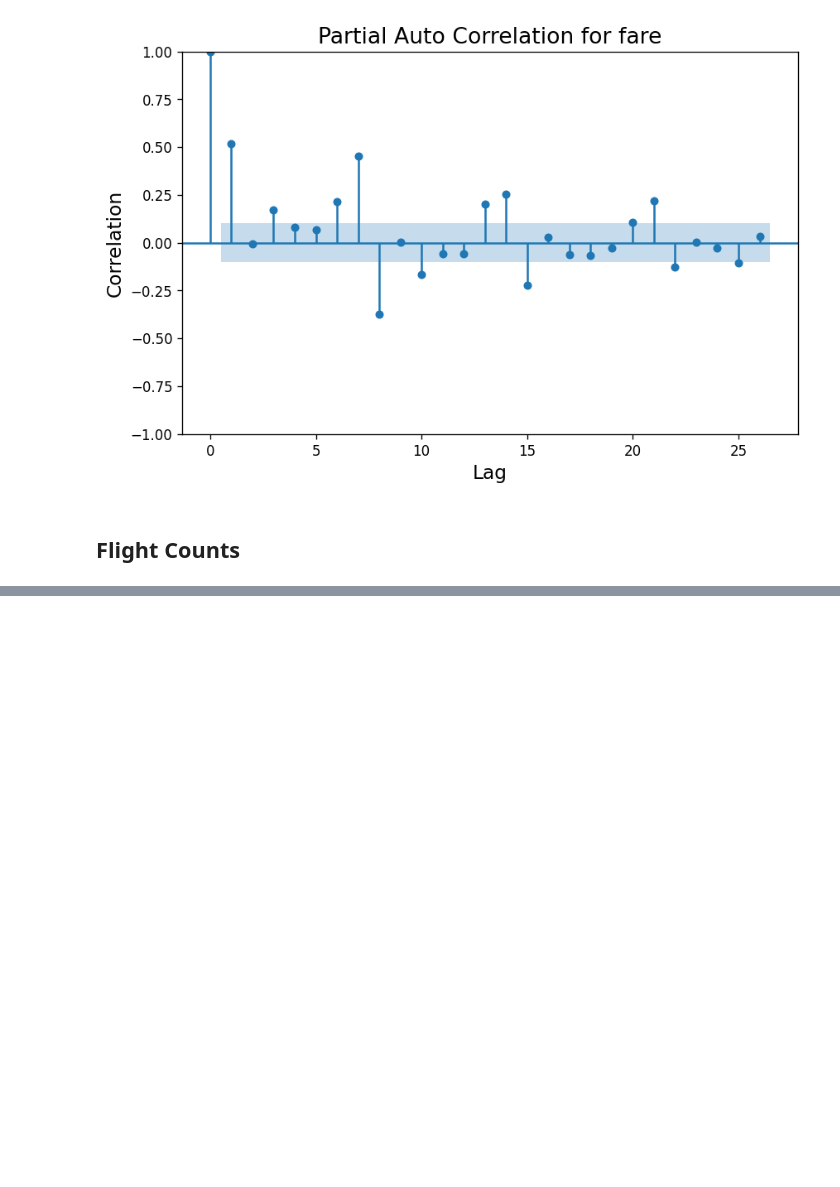
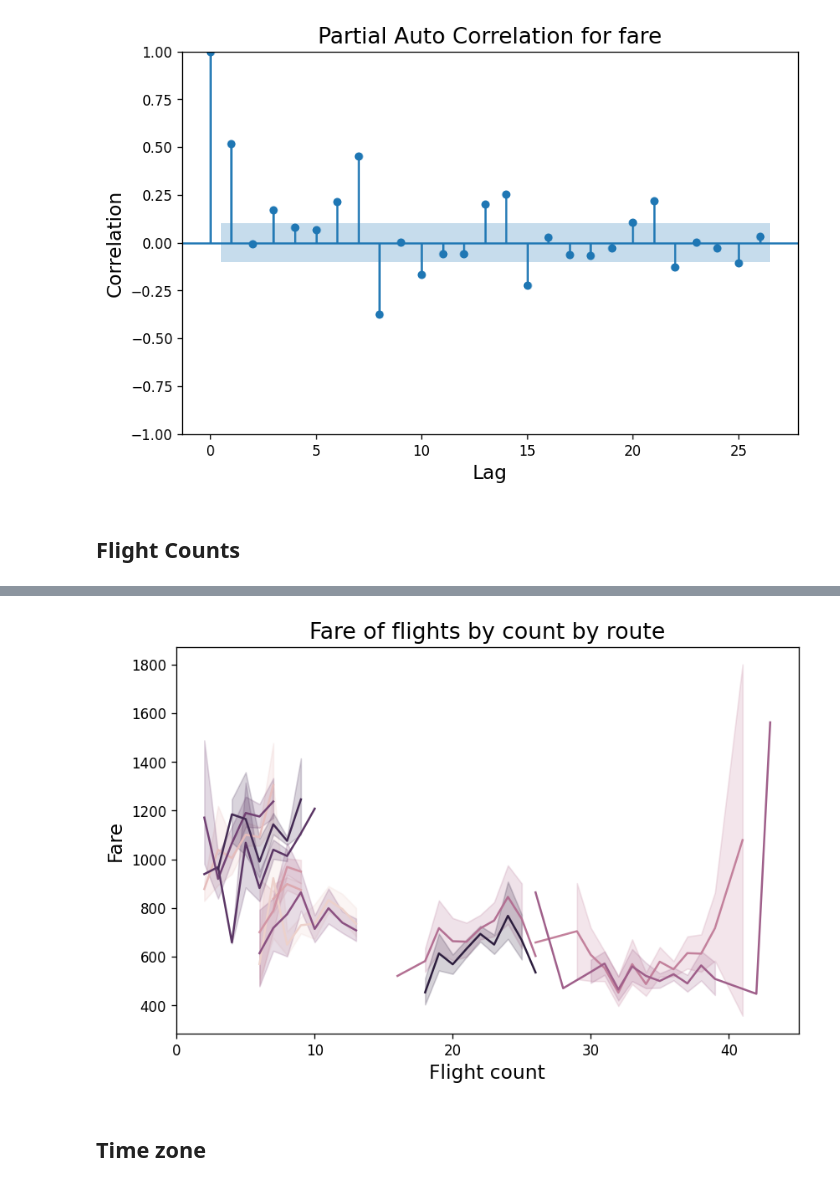
Before and after one commit to mayur7garg/FarePrediction, a Jupyter notebook: src/03 EDA.ipynb, the cells around one changed output, grey strips where cells are left out. Drawn from its saved outputs; the diff is of its cells as text; code cells hidden in the pictures; blank space fills up the shorter version.

```diff
--- a/src/03 EDA.ipynb
+++ b/src/03 EDA.ipynb
@@ -438,3 +481,22 @@ shape: (365, 2)
+# %%
+plt.figure(figsize = (8, 5), dpi = 120)
+sns.lineplot(
+    data = flight_counts,
+    x = "flt_count_dpt_24h",
+    y = "total_fare",
+
+    hue = "route_id"
+)
+
+plt.title("Fare of flights by count by route", fontsize = 16)
+plt.xlabel("Flight count", fontsize = 14)
+plt.ylabel("Fare", fontsize = 14)
+plt.gca().get_legend().remove()
+plt.show()
+# %% [output]
+[figure, added]
+# %% [markdown]
+## Time zone
 # %%
 train_df.filter(
     pl.col('tz_min').is_not_null()
```
Also changed, not shown: parts of 13 cells of this notebook, 5 other files.
